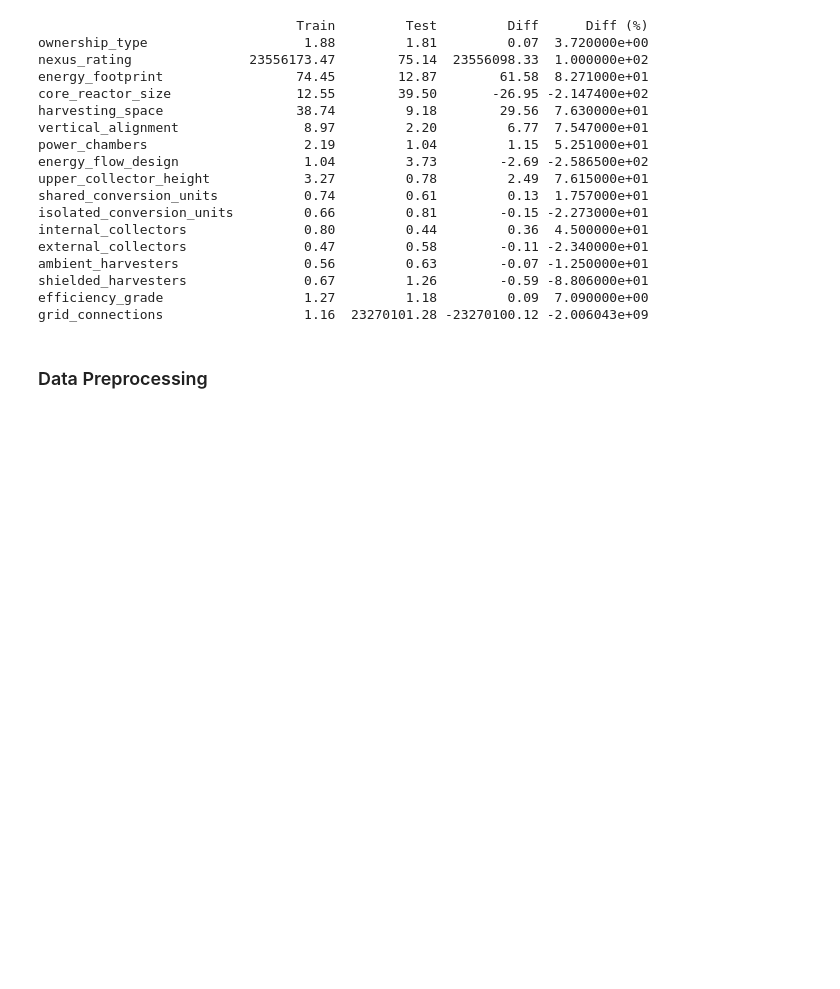
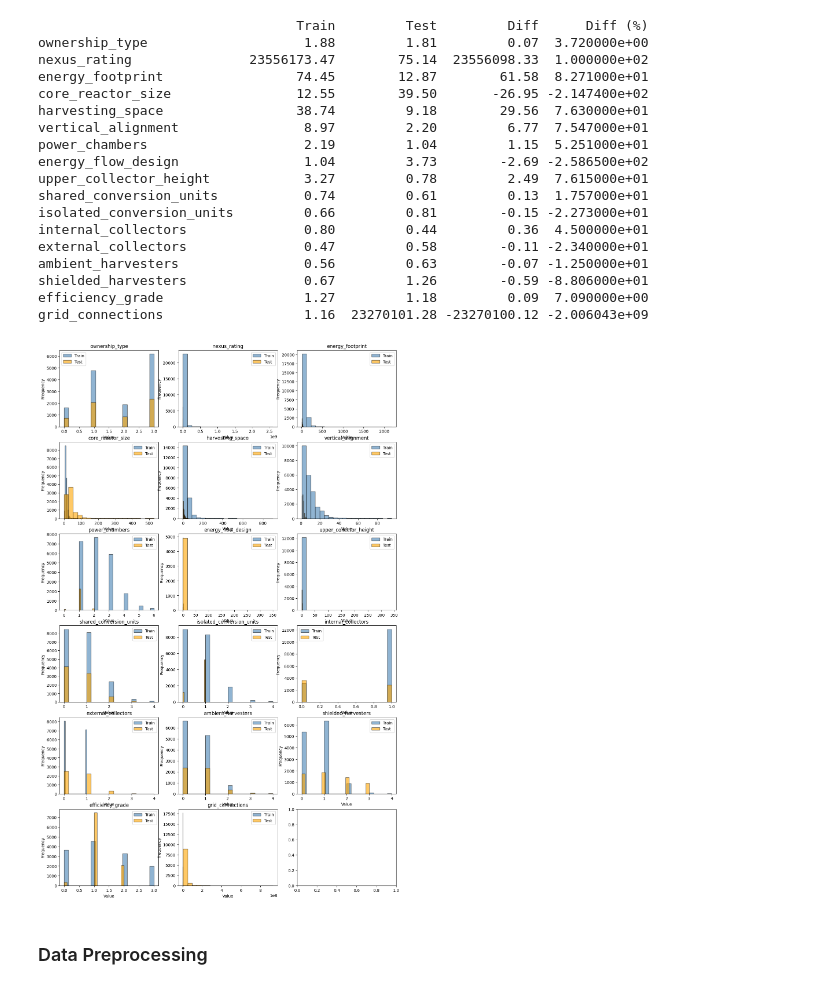
Before and after one commit to flippi321/TDT4172-Introduction-to-Machine-Learning, a Jupyter notebook: Assignment 1/Chapter_1.ipynb, the cells around one changed output. Saved outputs shown, nothing was run; the diff lists cells and outputs as text; code cells hidden in the pictures; blank space fills up the shorter version.

```diff
--- a/Assignment 1/Chapter_1.ipynb
+++ b/Assignment 1/Chapter_1.ipynb
@@ -460,6 +460,21 @@ def compare_training_test(train, test):
     df_means["Diff (%)"] = ((df_means["Train"] - df_means["Test"]) / df_means["Train"] * 100).round(2)
 
     return df_means
+# %%
+def plot_all_datasets(train_df: pd.DataFrame, test_df: pd.DataFrame, n_cols = 3):
+    n_features = train_df.shape[1]
+    n_rows = -(-n_features // n_cols)  # ceiling division
+
+    fig, axes = plt.subplots(n_rows, n_cols, figsize=(15, 4 * n_rows))
+    axes = axes.flatten()
+
+    for i, col in enumerate(train_df.columns):
+        axes[i].hist(train_df[col], bins=20, alpha=0.6, label="Train", color="steelblue", edgecolor="black")
+        axes[i].hist(test_df[col], bins=20, alpha=0.6, label="Test", color="orange", edgecolor="black")
+        axes[i].set_title(col)
+        axes[i].set_ylabel("Frequency")
+        axes[i].set_xlabel("Value")
+        axes[i].legend()
 # %%
 print(train.head())
 # %% [output]
@@ -507,6 +522,10 @@ ambient_harvesters                0.56         0.63        -0.07 -1.250000e+01
 shielded_harvesters               0.67         1.26        -0.59 -8.806000e+01
 efficiency_grade                  1.27         1.18         0.09  7.090000e+00
 grid_connections                  1.16  23270101.28 -23270100.12 -2.006043e+09
+# %%
+plot_all_datasets(train, test)
+# %% [output]
+[figure, added]
 # %% [markdown]
 ### Data Preprocessing
 # %% [markdown]
```
Also changed, not shown: parts of 4 cells of this notebook.
